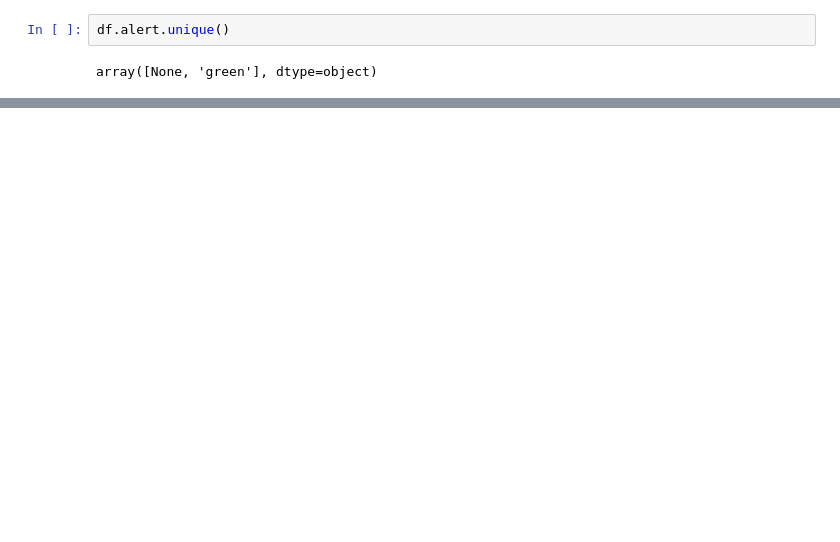
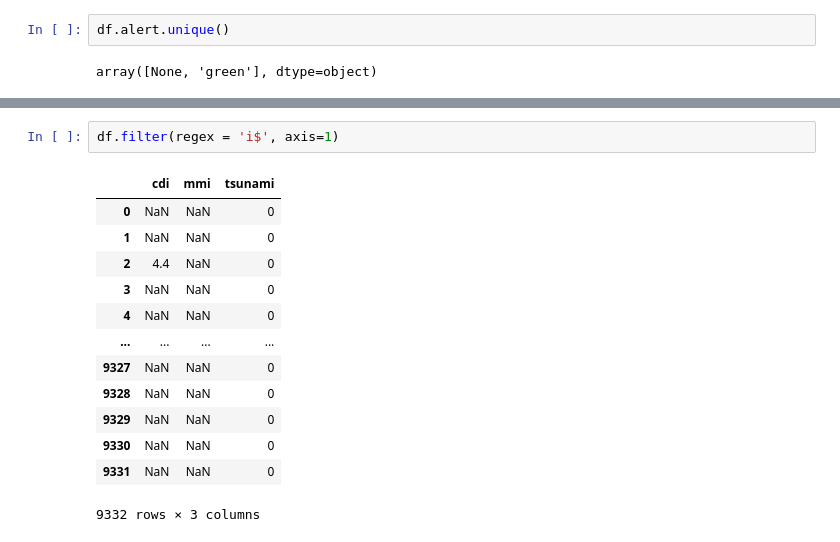
Before and after one commit to OfTheByteQuest/Data-Analytics-Learning-and-Projects, a Jupyter notebook: Chapter-2/Chapter-2.ipynb, the cells around one changed output, grey strips where cells are left out. Drawn from its saved outputs; the diff is of its cells as text; blank space fills up the shorter version.

```diff
--- a/Chapter-2/Chapter-2.ipynb
+++ b/Chapter-2/Chapter-2.ipynb
@@ -523,0 +812,16 @@ dtype: int64
+# %%
+df.filter(regex = 'i$', axis=1)
+# %% [output]
+|  | cdi | mmi | tsunami |
+| 0 | NaN | NaN | 0 |
+| 1 | NaN | NaN | 0 |
+| 2 | 4.4 | NaN | 0 |
+| 3 | NaN | NaN | 0 |
+| 4 | NaN | NaN | 0 |
+| ... | ... | ... | ... |
+| 9327 | NaN | NaN | 0 |
+| 9328 | NaN | NaN | 0 |
+| 9329 | NaN | NaN | 0 |
+| 9330 | NaN | NaN | 0 |
+| 9331 | NaN | NaN | 0 |
+9332 rows × 3 columns
```
Also changed, not shown: parts of 55 cells of this notebook.
